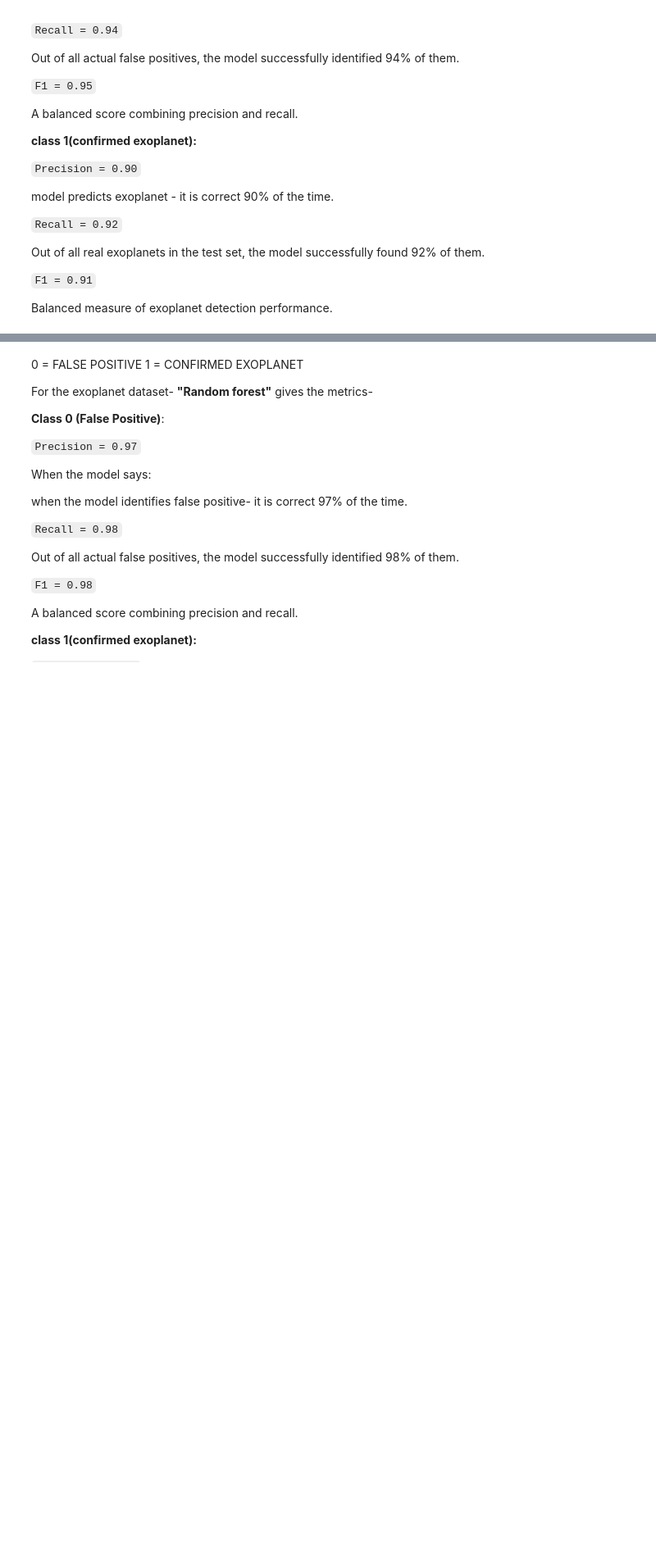
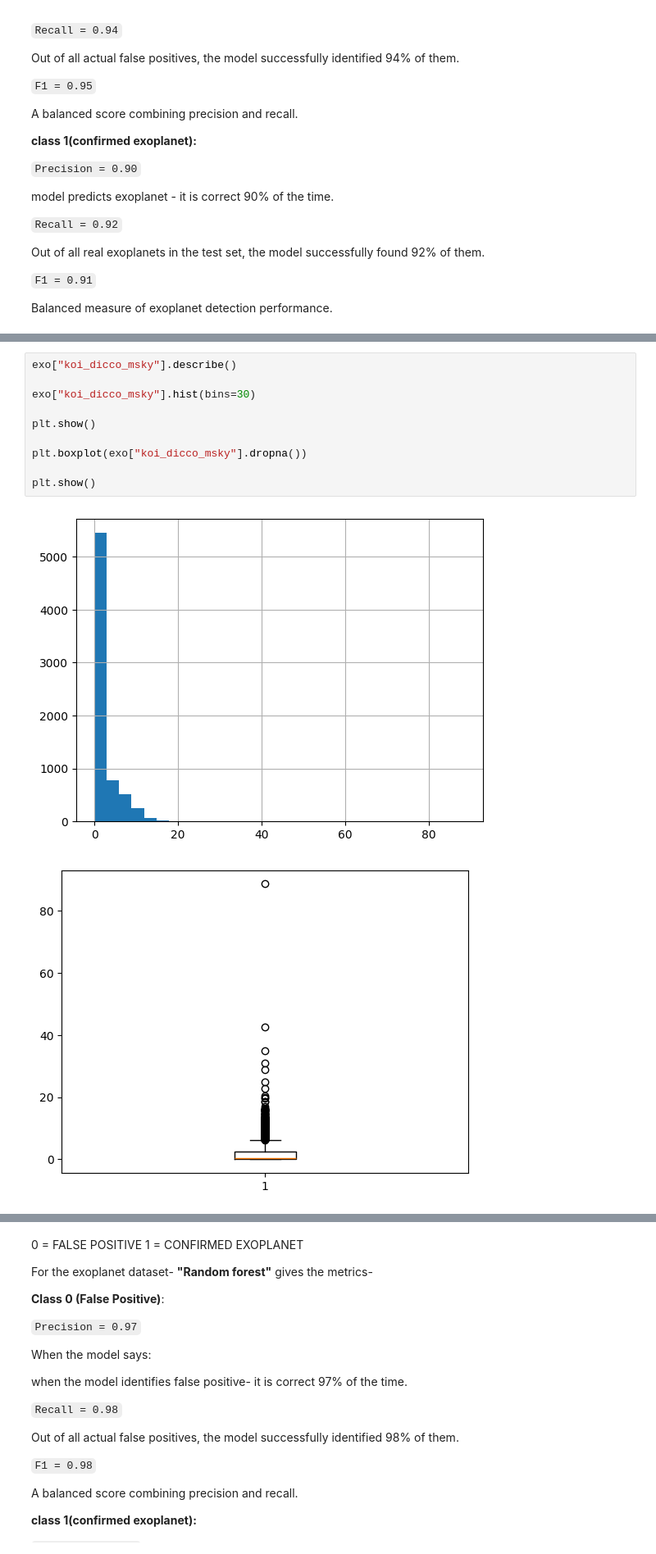
Before and after one commit to Prashansha2005/Exoplanet-Classification, a Jupyter notebook: exoplanet_detection.ipynb, the cells around one changed output, grey strips where cells are left out. Shown at 82% size. Cells and saved outputs as stored; diff of their text form; blank space fills up the shorter version.

```diff
--- a/exoplanet_detection.ipynb
+++ b/exoplanet_detection.ipynb
@@ -786,0 +876,13 @@ y_pred_rf = rf.predict(x_test)
+# %%
+exo["koi_dicco_msky"].describe()
+
+exo["koi_dicco_msky"].hist(bins=30)
+
+plt.show()
+
+plt.boxplot(exo["koi_dicco_msky"].dropna())
+
+plt.show()
+# %% [output]
+[figure, added]
+[figure, added]
```
Also changed, not shown: parts of 24 cells of this notebook, 1 other file.
